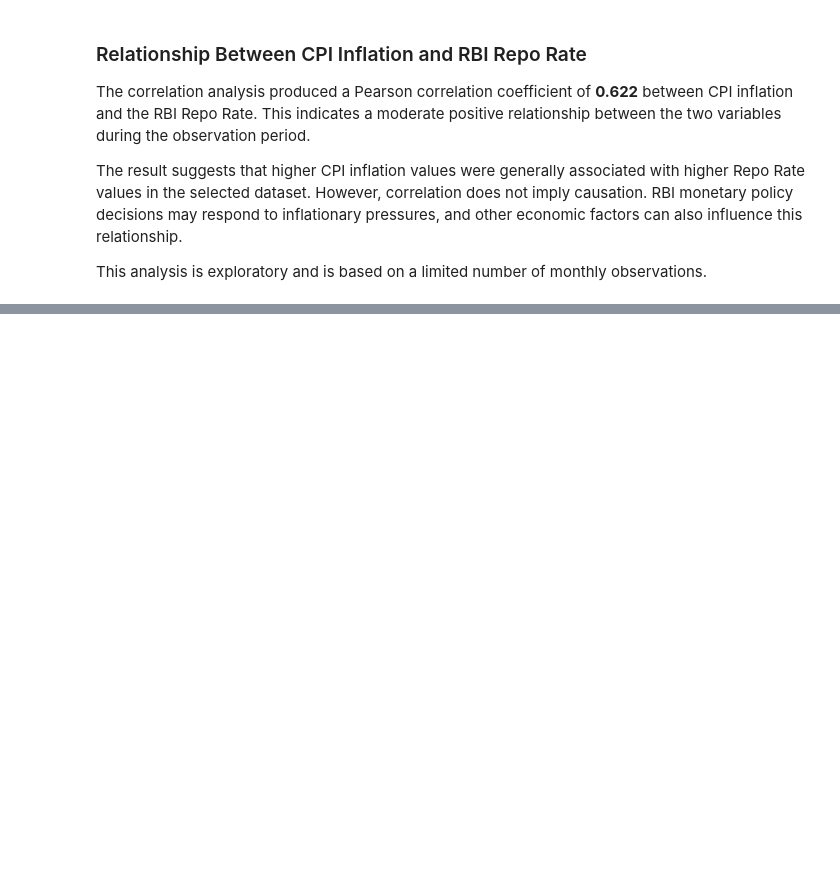
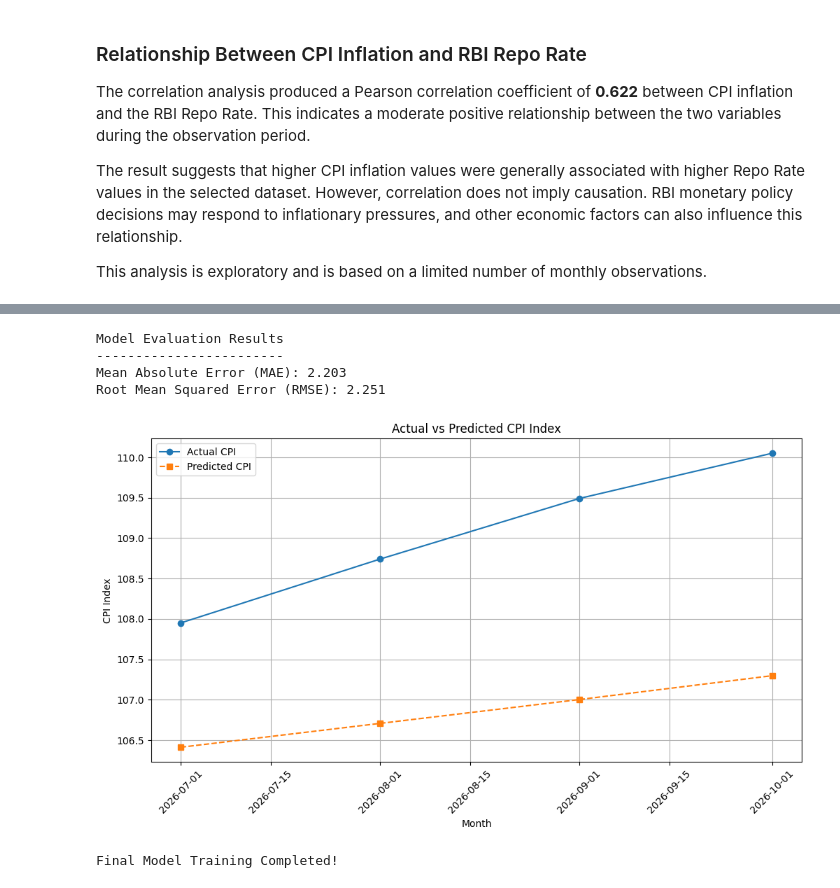
Before and after one commit to alwinbshaji/indian-economic-data-analysis-inflation-forecasting, a Jupyter notebook: Data_collection.ipynb, the cells around one changed output, grey strips where cells are left out. Cells and saved outputs as stored; diff of their text form; code cells hidden in the pictures; blank space fills up the shorter version.

```diff
--- a/Data_collection.ipynb
+++ b/Data_collection.ipynb
@@ -1875,0 +1939,14 @@ This analysis is exploratory and is based on a limited number of monthly observa
+# %%
+# Predict CPI values
+y_pred = model.predict(X_test)
+
+# Create a comparison table
+comparison = pd.DataFrame({
+    'Date': test_data['date'].values,
+    'Actual CPI': y_test.values,
+    'Predicted CPI': y_pred
+})
+
+comparison['Predicted CPI'] = comparison['Predicted CPI'].round(2)
+
+display(comparison)
@@ -1875,0 +1959,57 @@ This analysis is exploratory and is based on a limited number of monthly observa
+# %%
+# Calculate MAE
+mae = mean_absolute_error(y_test, y_pred)
+
+# Calculate RMSE
+rmse = np.sqrt(mean_squared_error(y_test, y_pred))
+
+print("Model Evaluation Results")
+print("------------------------")
+print("Mean Absolute Error (MAE):", round(mae, 3))
+print("Root Mean Squared Error (RMSE):", round(rmse, 3))
+# %% [output]
+Model Evaluation Results
+------------------------
+Mean Absolute Error (MAE): 2.203
+Root Mean Squared Error (RMSE): 2.251
+# %%
+plt.figure(figsize=(12, 6))
+
+plt.plot(
+    test_data['date'],
+    y_test,
+    marker='o',
+    label='Actual CPI'
+)
+
+plt.plot(
+    test_data['date'],
+    y_pred,
+    marker='s',
+    linestyle='--',
+    label='Predicted CPI'
+)
+
+plt.title('Actual vs Predicted CPI Index')
+plt.xlabel('Month')
+plt.ylabel('CPI Index')
+plt.legend()
+plt.grid(True)
+plt.xticks(rotation=45)
+
+plt.show()
+# %% [output]
+[figure, added]
+# %%
+# Prepare the complete dataset
+X = forecast_data[['time']]
+y = forecast_data['index']
+
+# Train the final Linear Regression model
+final_model = LinearRegression()
+
+final_model.fit(X, y)
+
+print("Final Model Training Completed!")
+# %% [output]
+Final Model Training Completed!
```
Also changed, not shown: parts of 12 cells of this notebook.
